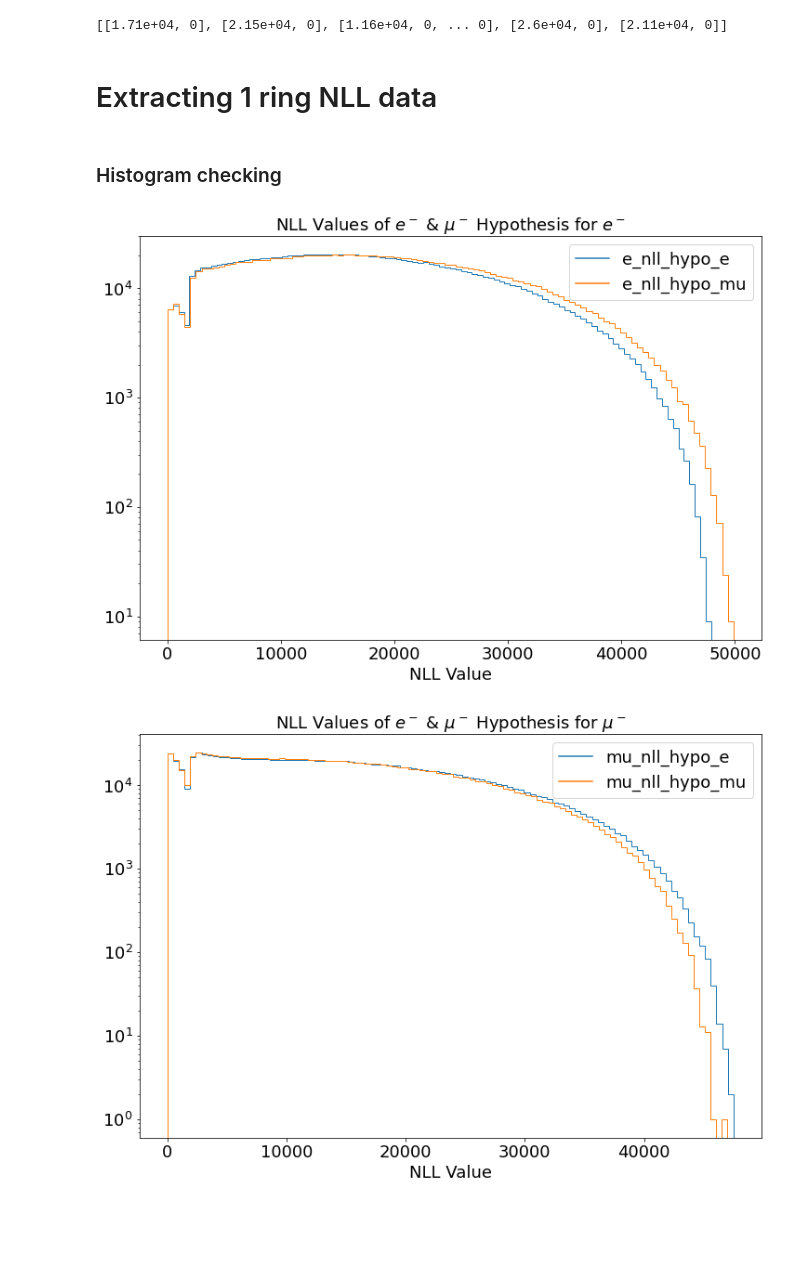
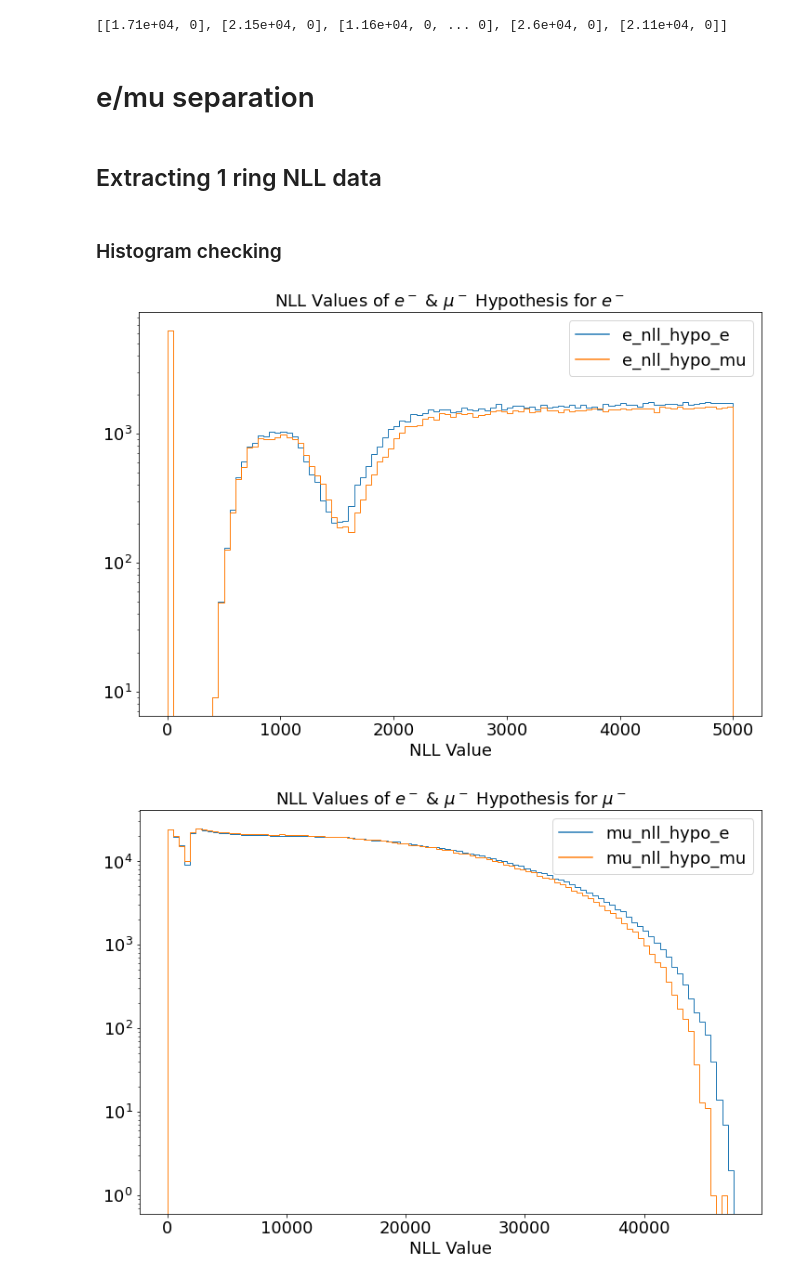
Before and after one commit to Joanna-Gao/WatChMaL_analysis, a Jupyter notebook: fitqun_comparison/1. fitqun_cut_generation_for_e-mu-_PID.ipynb, the cells around one changed output. Cells and saved outputs as stored; diff of their text form; code cells hidden in the pictures; blank space fills up the shorter version.

```diff
--- a/fitqun_comparison/1. fitqun_cut_generation_for_e-mu-_PID.ipynb
+++ b/fitqun_comparison/1. fitqun_cut_generation_for_e-mu-_PID.ipynb
@@ -6,9 +6,10 @@ from matplotlib.lines import Line2D
 from sklearn.metrics import roc_curve, auc
 # %%
 # Obtaining data
-e_data = uproot.open('/project/rpp-blairt2k/machine_learning/data/HKHybrid/fiTQun/HKHybrid_e-_3000x400.fiTQun.root')['fiTQun']
-mu_data = uproot.open('/project/rpp-blairt2k/machine_learning/data/HKHybrid/fiTQun/HKHybrid_mu-_3000x400.fiTQun.root')['fiTQun']
-pi0_data = uproot.open('/project/rpp-blairt2k/machine_learning/data/HKHybrid/fiTQun/HKHybrid_pi0_3000x400.fiTQun.root')['fiTQun']
+g_data = uproot.open('/project/rpp-blairt2k/machine_learning/data/HKHybrid/fiTQun/HKHybrid_gamma_3000x400_w_mPMT.fiTQun.root')['fiTQun']
+e_data = uproot.open('/project/rpp-blairt2k/machine_learning/data/HKHybrid/fiTQun/HKHybrid_e-_3000x400_w_mPMT.fiTQun.root')['fiTQun']
+mu_data = uproot.open('/project/rpp-blairt2k/machine_learning/data/HKHybrid/fiTQun/HKHybrid_mu-_3000x400_w_mPMT.fiTQun.root')['fiTQun']
+pi0_data = uproot.open('/project/rpp-blairt2k/machine_learning/data/HKHybrid/fiTQun/HKHybrid_pi0_3000x400_w_mPMT.fiTQun.root')['fiTQun']
 # %%
 # Structure within a fitqun output file
 print(e_data.show())
@@ -34,8 +35,10 @@ None
 print(pi0_data['fqpi0nll'].array())
 # %% [output]
 [[1.71e+04, 0], [2.15e+04, 0], [1.16e+04, 0, ... 0], [2.6e+04, 0], [2.11e+04, 0]]
+# %% [markdown]
+# e/mu separation
 # %% [markdown]
-# Extracting 1 ring NLL data
+## Extracting 1 ring NLL data
 # %%
 # The first nLL value is for electron hypothesis and second nLL is for the muon hypothesis
 e_nll_1 = np.array(e_data['fq1rnll'].array()[:,0,1])
@@ -47,21 +50,21 @@ mu_nll_2 = np.array(mu_data['fq1rnll'].array()[:,0,2])
 # %%
 # Plotting histogram to check data
 fig, ax = plt.subplots(1,1,figsize=(12,8))
-ax.hist(e_nll_1, bins=100, label='e_nll_hypo_e', histtype='step', log=True)
-ax.hist(e_nll_2, bins=100, label='e_nll_hypo_mu', histtype='step', log=True)
+ax.hist(e_nll_1, bins=100, range=[0., 5000.], label='e_nll_hypo_e', histtype='step', log=True)
+ax.hist(e_nll_2, bins=100, range=[0., 5000.], label='e_nll_hypo_mu', histtype='step', log=True)
 
 # Create new legend handles but use the colors from the existing ones
 handles, labels = ax.get_legend_handles_labels()
 new_handles = [Line2D([], [], c=h.get_edgecolor()) for h in handles]
 
 plt.legend(handles=new_handles, labels=labels, fontsize=18)
 plt.xlabel('NLL Value', fontsize=18)
 plt.xticks(fontsize=18)  # changing x-axis lable size
 plt.yticks(fontsize=18)
 plt.title('NLL Values of $e^-$ & $\mu^-$ Hypothesis for $e^-$', fontsize=18)
 plt.show()
 # %% [output]
-[figure, old version]
+[figure, new version]
 # %%
 # Plotting mu histogram to check data
 fig, ax = plt.subplots(1,1,figsize=(12,8))
```
Also changed, not shown: parts of 15 cells of this notebook, 5 other files.
